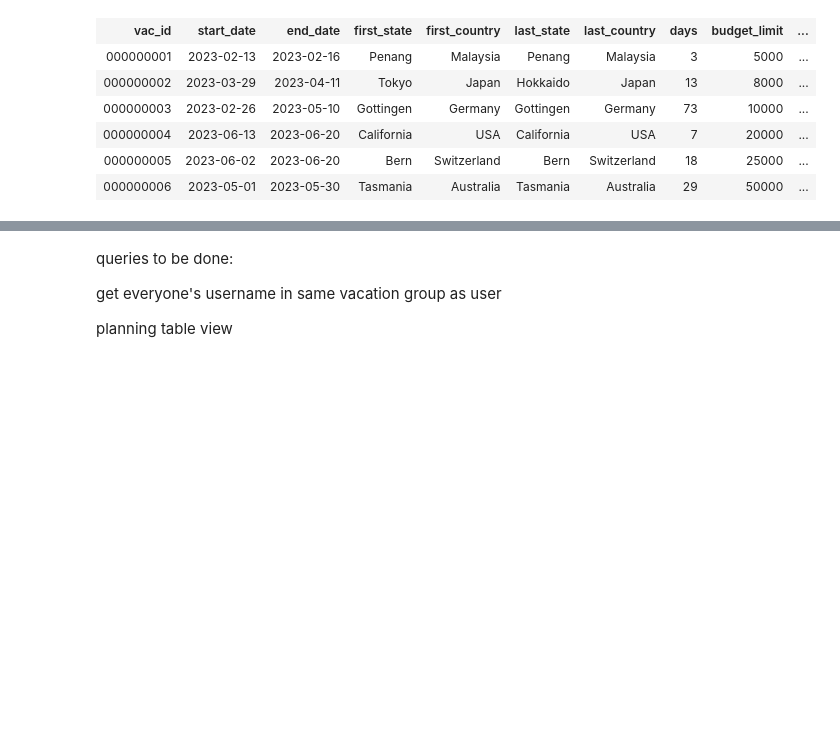
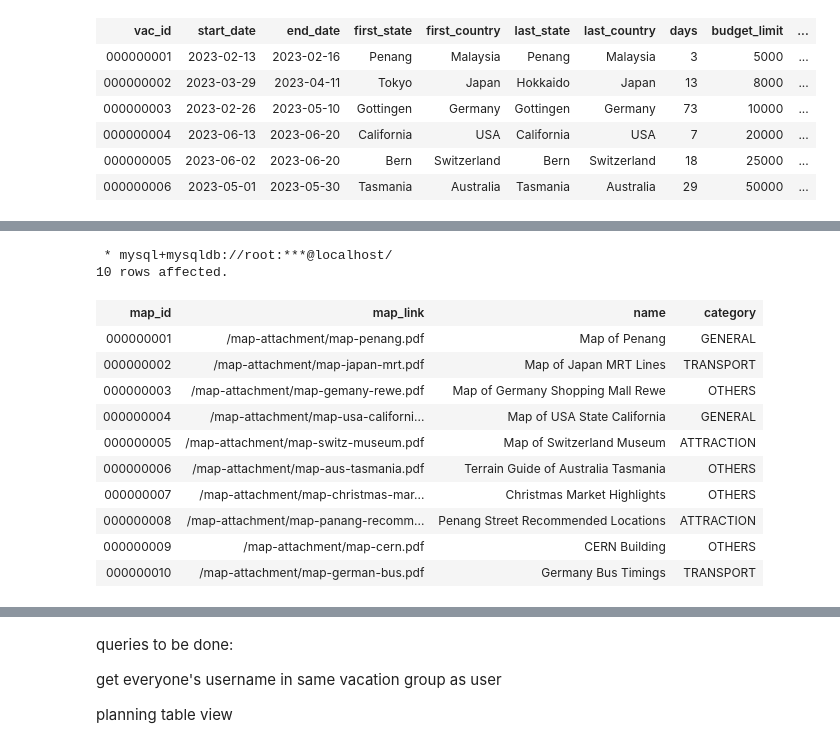
Before and after one commit to tyxin/ReadyHols, a Jupyter notebook: data_scripting.ipynb, the cells around one changed output, grey strips where cells are left out. Drawn from its saved outputs; the diff is of its cells as text; code cells hidden in the pictures; blank space fills up the shorter version.

```diff
--- a/data_scripting.ipynb
+++ b/data_scripting.ipynb
@@ -550,0 +583,17 @@ SELECT * from vacation_summary where vac_id
+# %%
+%%sql
+select * from vac_map
+# %% [output]
+ * mysql+mysqldb://root:***@localhost/
+10 rows affected.
+| map_id | map_link | name | category |
+| 000000001 | /map-attachment/map-penang.pdf | Map of Penang | GENERAL |
+| 000000002 | /map-attachment/map-japan-mrt.pdf | Map of Japan MRT Lines | TRANSPORT |
+| 000000003 | /map-attachment/map-gemany-rewe.pdf | Map of Germany Shopping Mall Rewe | OTHERS |
+| 000000004 | /map-attachment/map-usa-californi... | Map of USA State California | GENERAL |
+| 000000005 | /map-attachment/map-switz-museum.pdf | Map of Switzerland Museum | ATTRACTION |
+| 000000006 | /map-attachment/map-aus-tasmania.pdf | Terrain Guide of Australia Tasmania | OTHERS |
+| 000000007 | /map-attachment/map-christmas-mar... | Christmas Market Highlights | OTHERS |
+| 000000008 | /map-attachment/map-panang-recomm... | Penang Street Recommended Locations | ATTRACTION |
+| 000000009 | /map-attachment/map-cern.pdf | CERN Building | OTHERS |
+| 000000010 | /map-attachment/map-german-bus.pdf | Germany Bus Timings | TRANSPORT |
```
Also changed, not shown: parts of 13 cells of this notebook, 12 other files.
